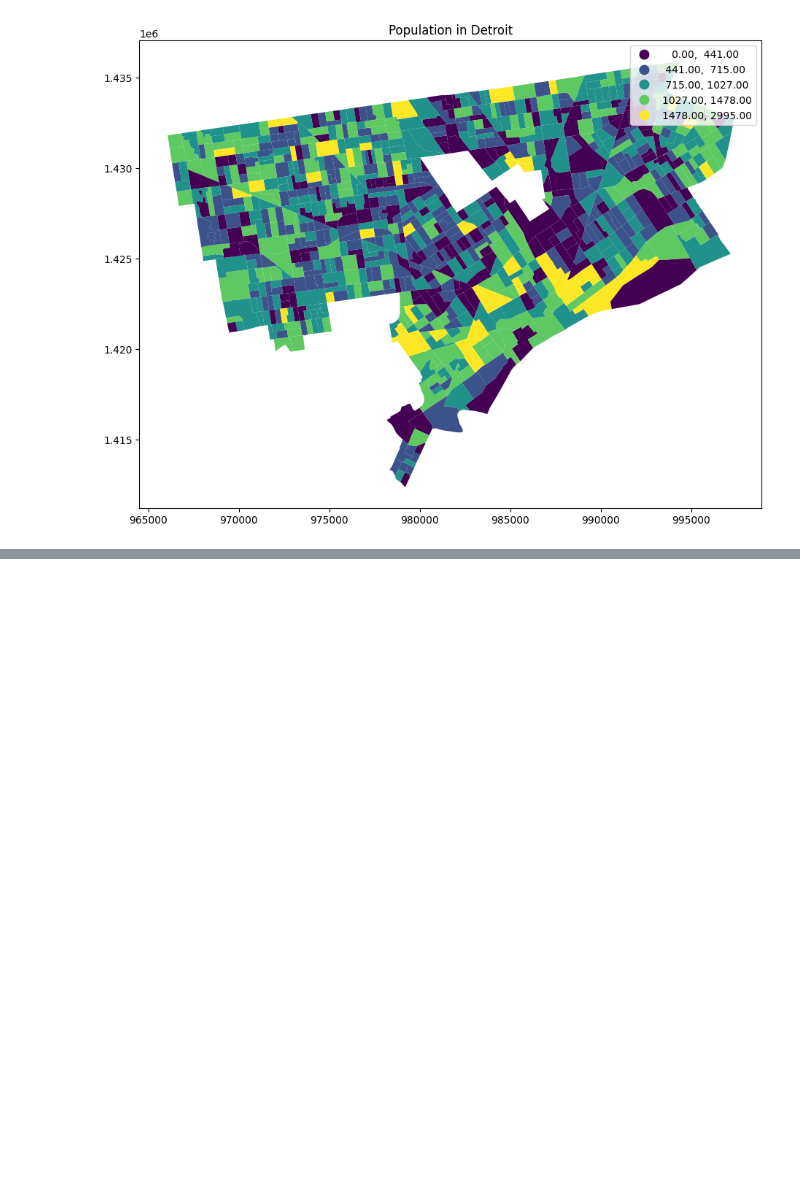
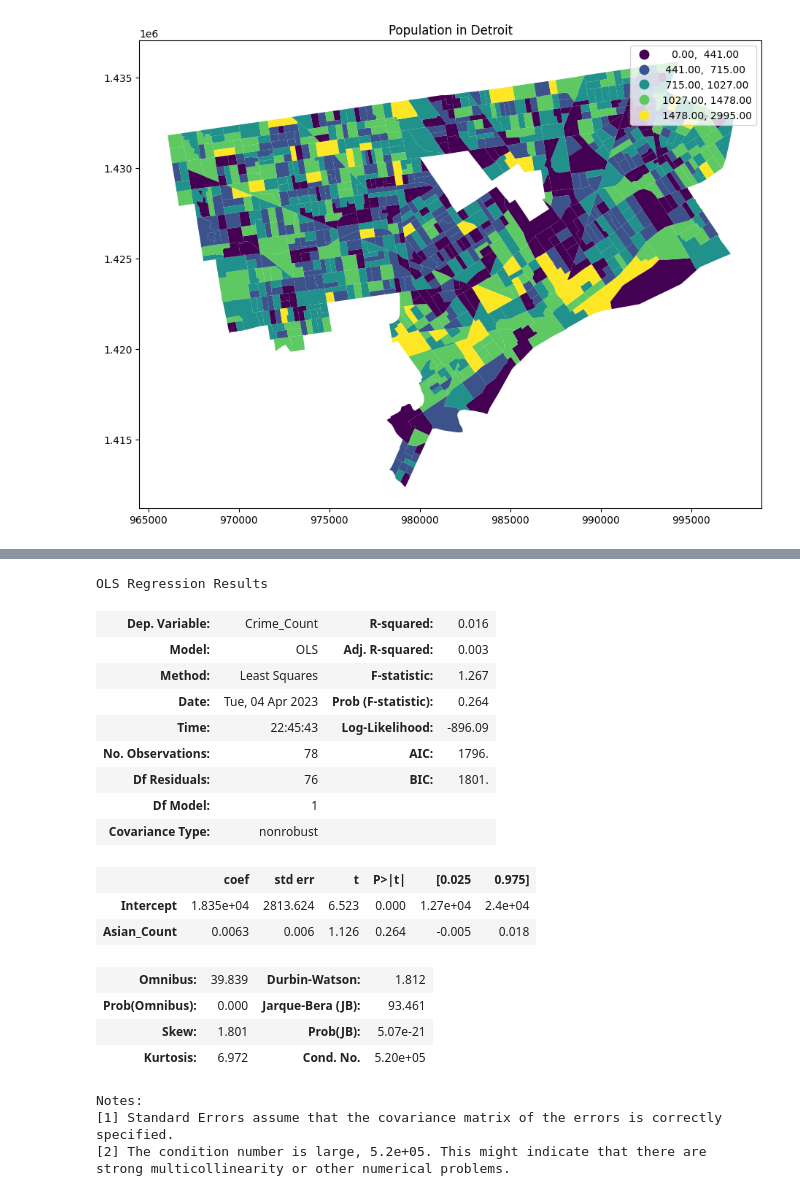
Before and after one commit to Icejuiceisgood/policeDataSet330Final, a Jupyter notebook: detroit_crimes.ipynb, the cells around one changed output, grey strips where cells are left out. Cells and saved outputs as stored; diff of their text form; code cells hidden in the pictures; blank space fills up the shorter version.

```diff
--- a/detroit_crimes.ipynb
+++ b/detroit_crimes.ipynb
@@ -373,3 +451,29 @@ strong multicollinearity or other numerical problems.
+# %%
+model = smf.ols('Crime_Count ~ Asian_Count', data=neighborhood_race)
+result=model.fit()
+result.summary()
+# %% [output]
+OLS Regression Results
+| Dep. Variable: | Crime_Count | R-squared: | 0.016 |
+| Model: | OLS | Adj. R-squared: | 0.003 |
+| Method: | Least Squares | F-statistic: | 1.267 |
+| Date: | Tue, 04 Apr 2023 | Prob (F-statistic): | 0.264 |
+| Time: | 22:45:43 | Log-Likelihood: | -896.09 |
+| No. Observations: | 78 | AIC: | 1796. |
+| Df Residuals: | 76 | BIC: | 1801. |
+| Df Model: | 1 |  |  |
+| Covariance Type: | nonrobust |  |  |
+|  | coef | std err | t | P>|t| | [0.025 | 0.975] |
+| Intercept | 1.835e+04 | 2813.624 | 6.523 | 0.000 | 1.27e+04 | 2.4e+04 |
+| Asian_Count | 0.0063 | 0.006 | 1.126 | 0.264 | -0.005 | 0.018 |
+| Omnibus: | 39.839 | Durbin-Watson: | 1.812 |
+| Prob(Omnibus): | 0.000 | Jarque-Bera (JB): | 93.461 |
+| Skew: | 1.801 | Prob(JB): | 5.07e-21 |
+| Kurtosis: | 6.972 | Cond. No. | 5.20e+05 |
+Notes:
+[1] Standard Errors assume that the covariance matrix of the errors is correctly specified.
+[2] The condition number is large, 5.2e+05. This might indicate that there are
+strong multicollinearity or other numerical problems.
 # %%
 # Question #7: Does there tend to be a trend in which some racial populations are impacted by the population of other races in the neighborhood?
 # Combines 2 or more data frames
```
Also changed, not shown: parts of 11 cells of this notebook.
